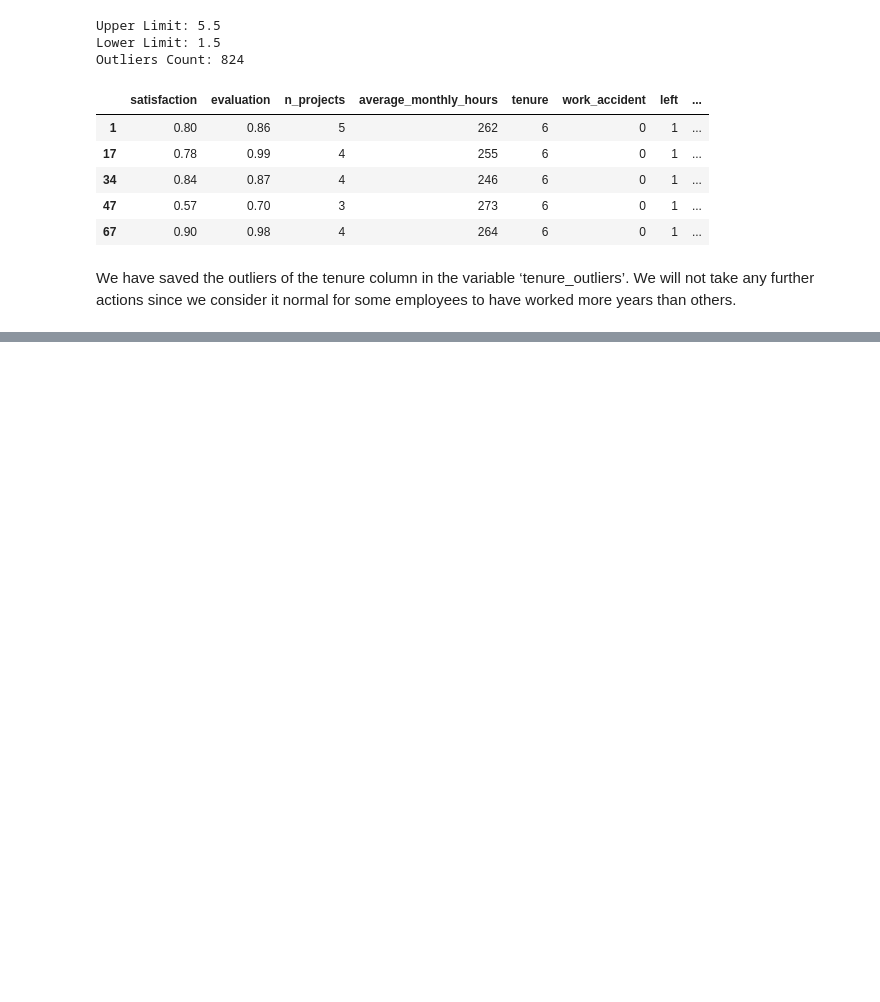
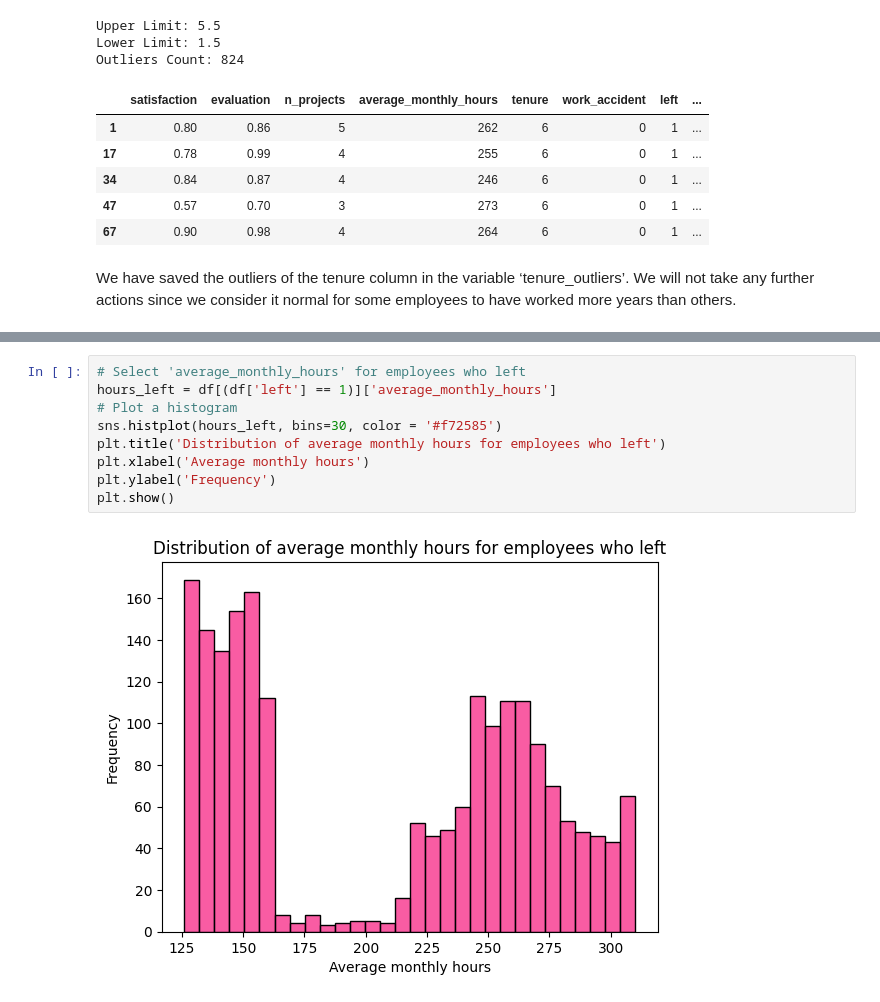
Before and after one commit to a-elgohary/hr_project, a Jupyter notebook: salifort_motors.ipynb, the cells around one changed output, grey strips where cells are left out. Saved outputs shown, nothing was run; the diff lists cells and outputs as text; blank space fills up the shorter version.

```diff
--- a/salifort_motors.ipynb
+++ b/salifort_motors.ipynb
@@ -303,0 +416,11 @@ Some insights from the descriptive statistics:
+# %%
+# Select 'average_monthly_hours' for employees who left
+hours_left = df[(df['left'] == 1)]['average_monthly_hours']
+# Plot a histogram
+sns.histplot(hours_left, bins=30, color = '#f72585')
+plt.title('Distribution of average monthly hours for employees who left')
+plt.xlabel('Average monthly hours')
+plt.ylabel('Frequency')
+plt.show()
+# %% [output]
+[figure, added]
```
Also changed, not shown: parts of 20 cells of this notebook.
